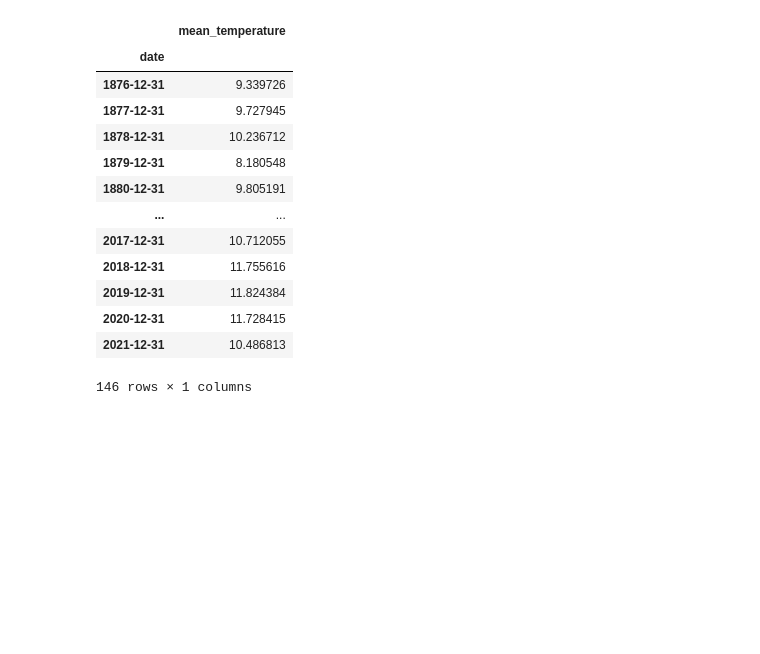
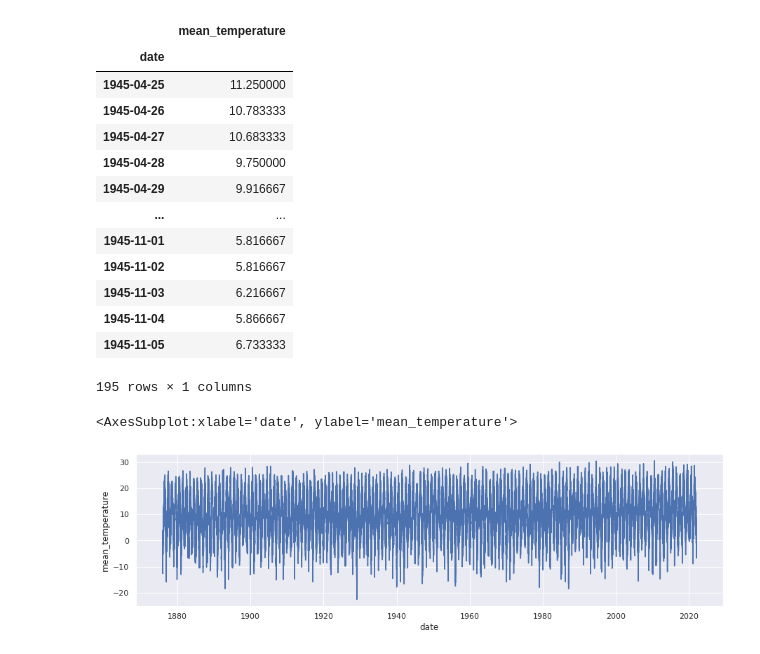
Before and after one commit to abhisrn1986/WeatherForecasting, a Jupyter notebook: TimeSeriesAnalysisProject/mean_temperature.ipynb, the cells around one changed output. Drawn from its saved outputs; the diff is of its cells as text; code cells hidden in the pictures; blank space fills up the shorter version.

```diff
--- a/TimeSeriesAnalysisProject/mean_temperature.ipynb
+++ b/TimeSeriesAnalysisProject/mean_temperature.ipynb
@@ -153,33 +93,28 @@ temp_df_limit.loc['1945-04-25':'1945-11-05']
+# %%
+
+temp_df_limit.loc['1945-04-25':'1945-11-05']
+# %% [output]
+|  | mean_temperature |
+| date |  |
+| 1945-04-25 | 11.250000 |
+| 1945-04-26 | 10.783333 |
+| 1945-04-27 | 10.683333 |
+| 1945-04-28 | 9.750000 |
+| 1945-04-29 | 9.916667 |
+| ... | ... |
+| 1945-11-01 | 5.816667 |
+| 1945-11-02 | 5.816667 |
+| 1945-11-03 | 6.216667 |
+| 1945-11-04 | 5.866667 |
+| 1945-11-05 | 6.733333 |
+195 rows × 1 columns
 # %%
-
-
-
-
-
-temp_df_limit = temp_df_limit.resample('Y').mean()
-
-temp_df_limit
-
-
-
 
 
 # temp_df_limit
 
 # sns.set(rc={"figure.figsize":(15, 4)})
 # sns.lineplot(data=temp_df_limit, y='mean_temperature', x = 'date')
 # %% [output]
-|  | mean_temperature |
-| date |  |
-| 1876-12-31 | 9.339726 |
-| 1877-12-31 | 9.727945 |
-| 1878-12-31 | 10.236712 |
-| 1879-12-31 | 8.180548 |
-| 1880-12-31 | 9.805191 |
-| ... | ... |
-| 2017-12-31 | 10.712055 |
-| 2018-12-31 | 11.755616 |
-| 2019-12-31 | 11.824384 |
-| 2020-12-31 | 11.728415 |
-| 2021-12-31 | 10.486813 |
-146 rows × 1 columns
+<AxesSubplot:xlabel='date', ylabel='mean_temperature'>
+[figure, added]
```
Also changed, not shown: parts of 14 cells of this notebook.
